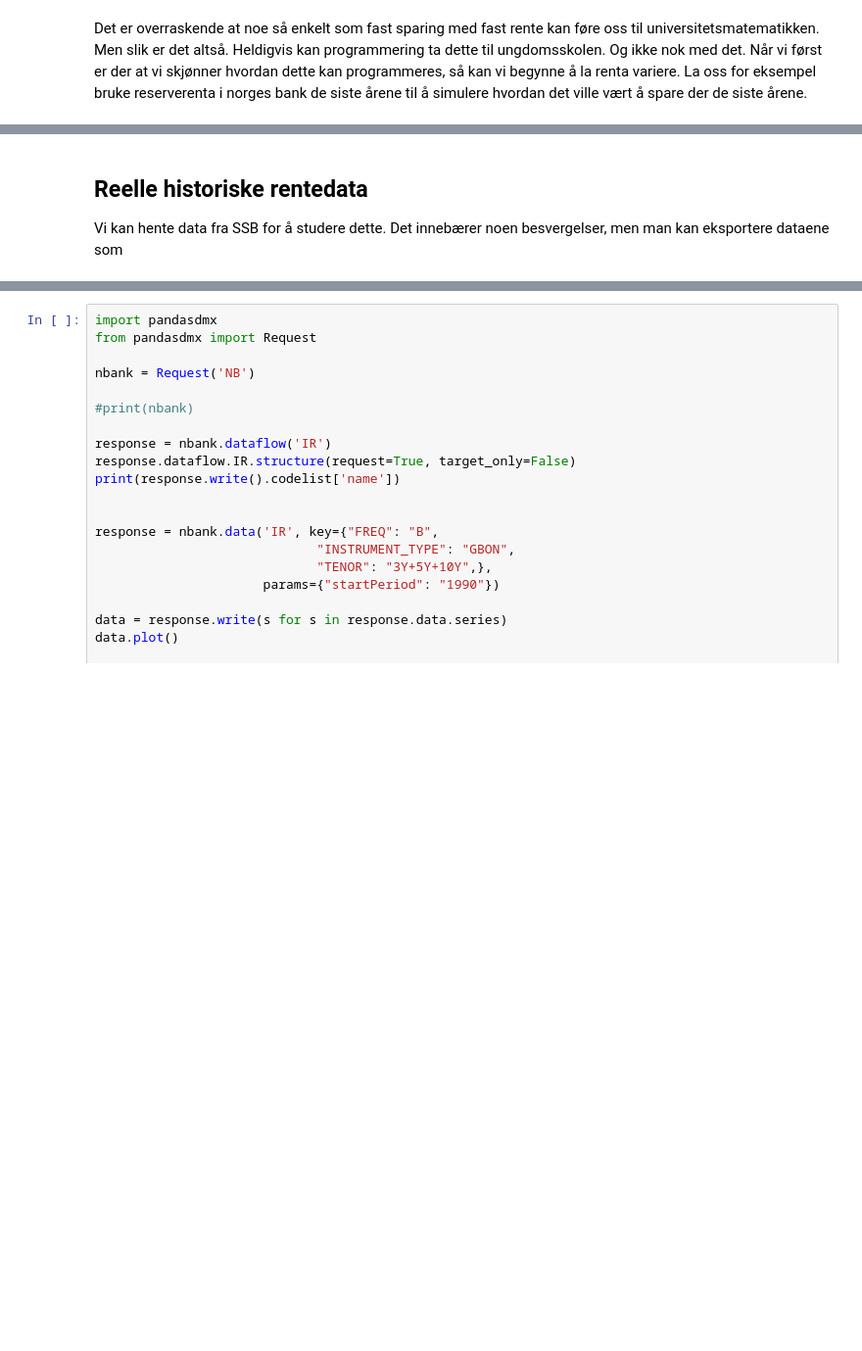
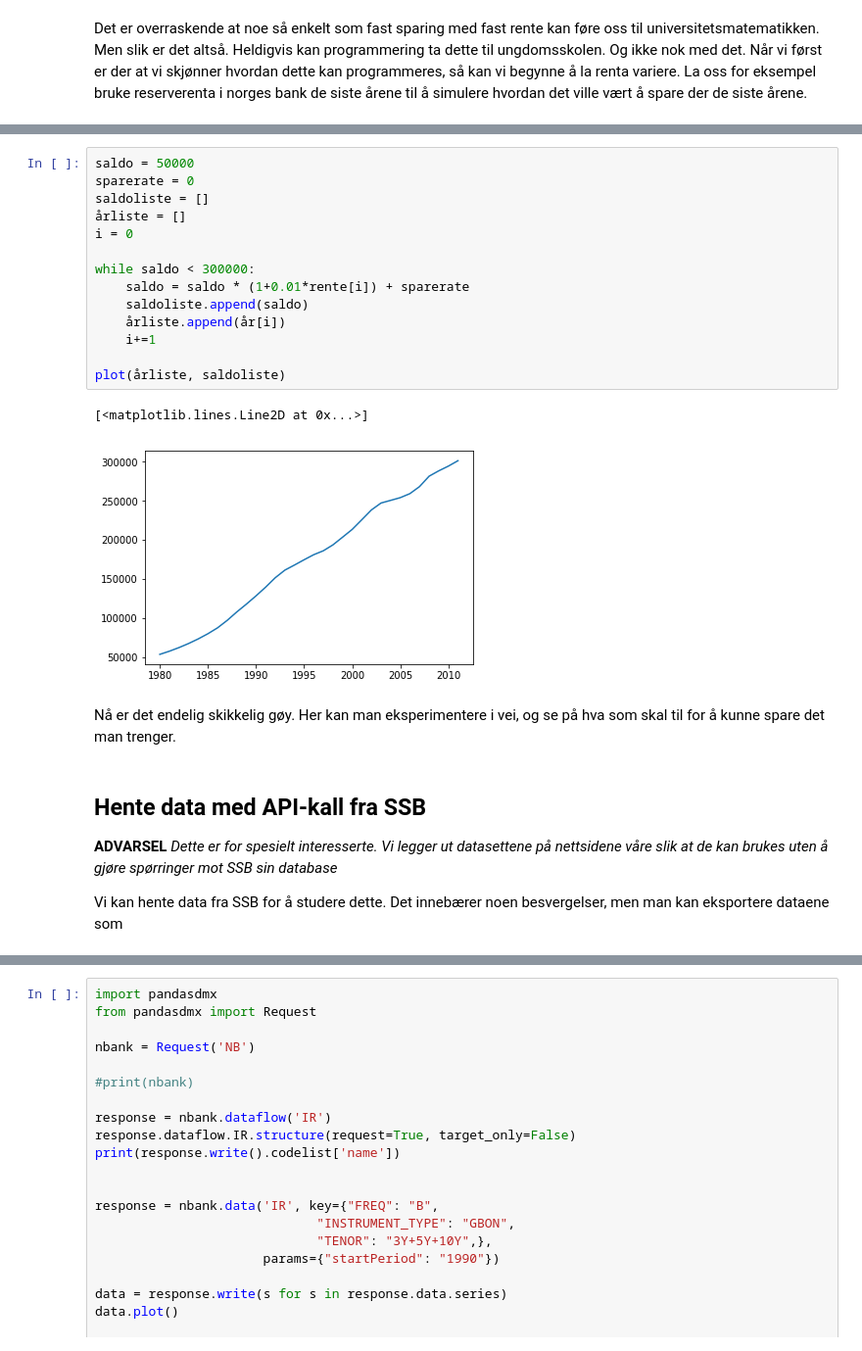
Before and after one commit to uio-profag/u, a Jupyter notebook: content/moduler/sparing_og_lan.ipynb, the cells around one changed output, grey strips where cells are left out. Shown at 98% size. Cells and saved outputs as stored; diff of their text form; blank space fills up the shorter version.

```diff
--- a/content/moduler/sparing_og_lan.ipynb
+++ b/content/moduler/sparing_og_lan.ipynb
@@ -94,4 +141,25 @@ Det er overraskende at noe så enkelt som fast sparing med fast rente kan føre
+# %%
+saldo = 50000
+sparerate = 0
+saldoliste = []
+årliste = []
+i = 0
+
+while saldo < 300000:
+    saldo = saldo * (1+0.01*rente[i]) + sparerate
+    saldoliste.append(saldo)
+    årliste.append(år[i])
+    i+=1
+
+plot(årliste, saldoliste)
+# %% [output]
+[<matplotlib.lines.Line2D at 0x...>]
+[figure, added]
+# %% [markdown]
+Nå er det endelig skikkelig gøy. Her kan man eksperimentere i vei, og se på hva som skal til for å kunne spare det man trenger.
 # %% [markdown]
-## Reelle historiske rentedata
+## Hente data med API-kall fra SSB
+
+**ADVARSEL** *Dette er for spesielt interesserte. Vi legger ut datasettene på nettsidene våre slik at de kan brukes uten å gjøre spørringer mot SSB sin database*
 
 Vi kan hente data fra SSB for å studere dette. Det innebærer noen besvergelser, men man kan eksportere dataene som
```
Also changed, not shown: parts of 14 cells of this notebook, 1 other file.
